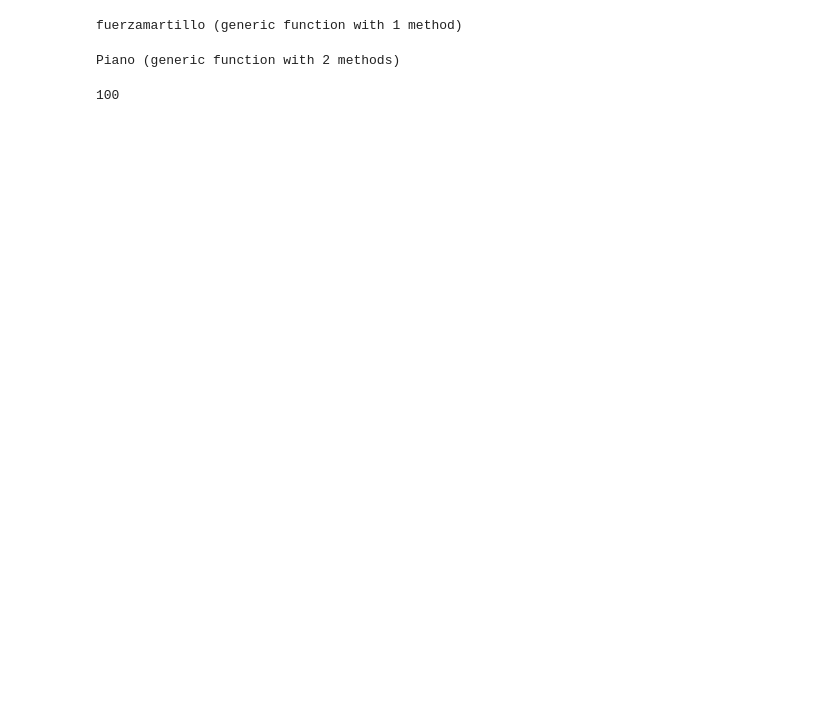
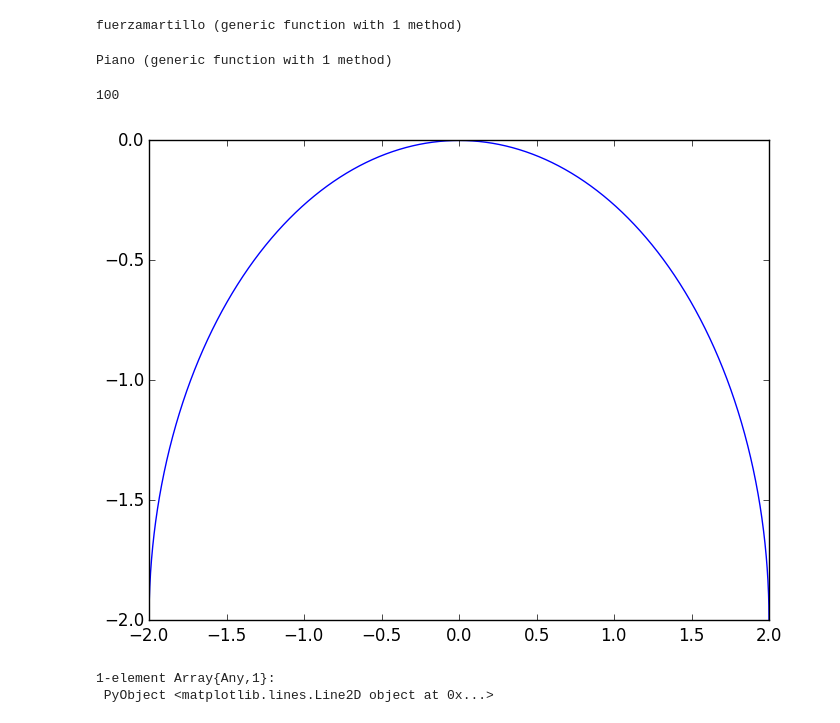
Before and after one commit to Ceboc/Cuerda, a Jupyter notebook: Piano.ipynb, the cells around one changed output. Drawn from its saved outputs; the diff is of its cells as text; code cells hidden in the pictures; blank space fills up the shorter version.

```diff
--- a/Piano.ipynb
+++ b/Piano.ipynb
@@ -84,14 +83,26 @@ function Piano(Condin,Posinicmartillo,β,L, T, μ, v0, K_fieltro, h_x, h_t, N) #
     Y[1,:]=Condin
     Y[2,:]=Condin
     puntomartillo = Posinicmartillo
+    velos = puntomartillo*0
+        for l in 1:length(velos)
+            velos[l]=v0
+        end
+      #v = Vector{Float64}[velos] #Arreglo para los vectores de velocidad
+      #q = Vector{Float64}[puntomartillo] #Arreglo para los vectores de posición
+      #t = Float64[0]
+      #f = Vector{Float64}[]
+
     for n in 2:N-1 #El primer renglón que llenaré será el tercer renglón, aunque sea n=3, representará el primer paso de tiempo
         for i in 2:int(M-1)  #para no variar las condiciones de frontera Y[n,1]=Y[n,M]=0
-            fuerz = fuerzamartillo(Y[n,i],i, L_h, radio, puntomartillo, pasos_radio,k_golpe,a,d ,Δx, K_fieltro)
+            fuerz = fuerzamartillo(Y[n,i],i, puntomartillo,a,d,Δx, K_fieltro)
             Y[n+1,i]=2*(1-r^2)*Y[n,i]-Y[n-1,i] + (r^2)*(Y[n,i+1]+big(Y[n,i-1]))+(h_t^2/(μ*h_x))*fuerz#ojo, la numeración de renglones y columnas comienza en 1
              #EULER CROMER- SE IMPLEMENTA ASÍ PARA NO ESTAR LLAMANDOLO DESDE AFUERA UNA Y OTRA VEZ, TODA VEZ QUE LA FUNCION
             # VELOCIDAD ES -fuerz/m POR 3° LEY DE NEWTON, LO QUE SIENTA LA CUERDA DEBIDO AL MARTILLO SERÁ LO QUE SIENTE EL MARTILLO DEBIDO A LA COMPRESIÓN
             # PROVOCADA POR LA DICHA COMPRESIÓN ¿Paré qué Euler-Cromer? Para calcular los nuevos puntos del martillo.
 
+    #        push!(f,[fuerz])
+            #push!(q, [puntomartillo])
+            #push!(t,Δt*N)
             v_nueva = v0 - h_t*fuerz/masa
             q_nueva = puntomartillo + h_t*v_nueva
             puntomartillo = q_nueva #no interezan las velocidades del martillo, sino sus posiciones nuevas para hacer el cálculo.
@@ -99,9 +110,13 @@ function Piano(Condin,Posinicmartillo,β,L, T, μ, v0, K_fieltro, h_x, h_t, N) #
         end
     end
     Y #me devuelve la matriz de posiciones Y de la cuerda a todo tiempo
+    #[t, hcat(q...)', hcat(v...)']
+#f
+#println(a)
+#println(d)
 end
 # %% [output]
-Piano (generic function with 2 methods)
+Piano (generic function with 1 method)
 # %%
 Δx=0.001; #Paso en x
 L = 1     #Longitud de la cuerda
@@ -109,13 +124,20 @@ T = 100;  #Tensión
 μ = 0.1;  #Densidad lineal
 Δt=Δx/sqrt(T/μ); #Paso en t, considerando la velocidad de propagación en la cuerda
 parte = Δx/L    #fracción del paso que representa Δx respecto de L, lo uso para un programa
-N = int(0.1/Δt)        #Pasos en el tiempo para 1 segundo
+N = int(0.05/Δt)        #Pasos en el tiempo para 1 segundo
 β = 1/5         #Se le golpea a 1/5 de la longitud total
-v0 = 0.4
+v0 = 5
 CI=[0 for x in 0:Δx:L];
+a=martillo(4,Δx)
 K_fieltro = 100
 # %% [output]
 100
+# %%
+plot(a[1],a[2])
+# %% [output]
+[figure, added]
+1-element Array{Any,1}:
+ PyObject <matplotlib.lines.Line2D object at 0x...>
 # %%
 Piano(CI,a[2],β,L, T, μ, v0, K_fieltro, Δx, Δt, N)
 # %% [output]
```
Also changed, not shown: parts of 7 cells of this notebook.
